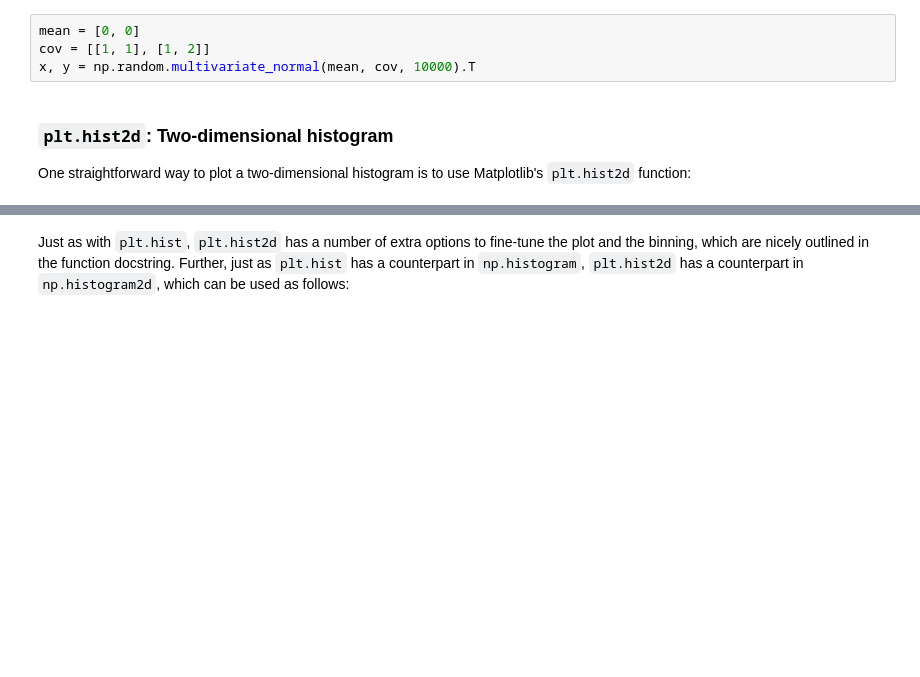
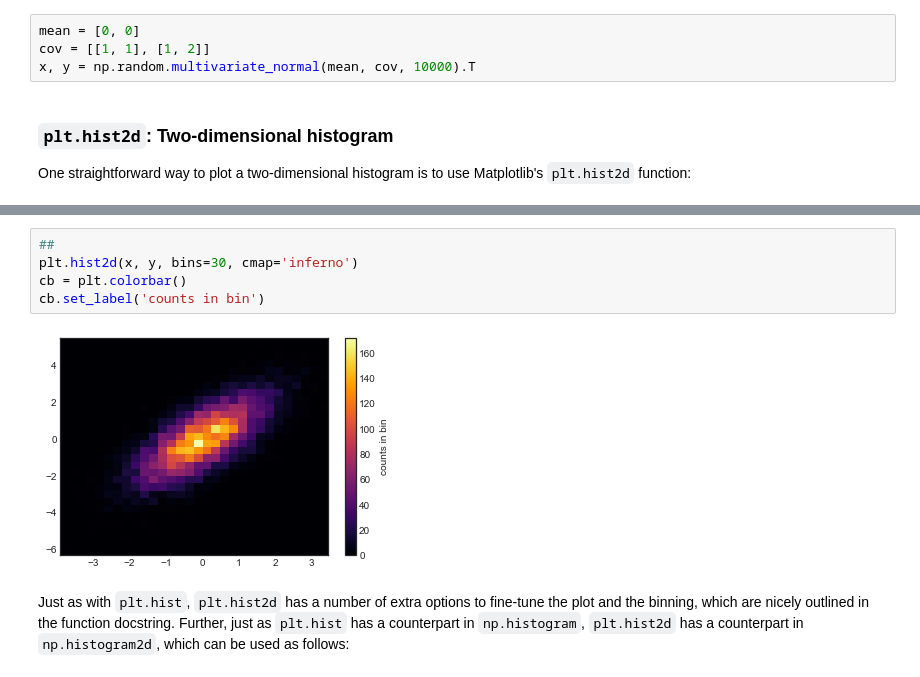
Before and after one commit to gbrs/VanderPlas_Python_DS_Handbook, a Jupyter notebook: notebooks/04.05-Histograms-and-Binnings.ipynb, the cells around one changed output, grey strips where cells are left out. Saved outputs shown, nothing was run; the diff lists cells and outputs as text; blank space fills up the shorter version.

Commit message:
experiment with 2D hist

```diff
--- a/notebooks/04.05-Histograms-and-Binnings.ipynb
+++ b/notebooks/04.05-Histograms-and-Binnings.ipynb
@@ -106,3 +106,10 @@ cb.set_label('counts in bin')
+# %%
+##
+plt.hist2d(x, y, bins=30, cmap='inferno')
+cb = plt.colorbar()
+cb.set_label('counts in bin')
+# %% [output]
+[figure, added]
 # %% [markdown]
 Just as with ``plt.hist``, ``plt.hist2d`` has a number of extra options to fine-tune the plot and the binning, which are nicely outlined in the function docstring.
 Further, just as ``plt.hist`` has a counterpart in ``np.histogram``, ``plt.hist2d`` has a counterpart in ``np.histogram2d``, which can be used as follows:
```
Also changed, not shown: parts of 3 cells of this notebook.
